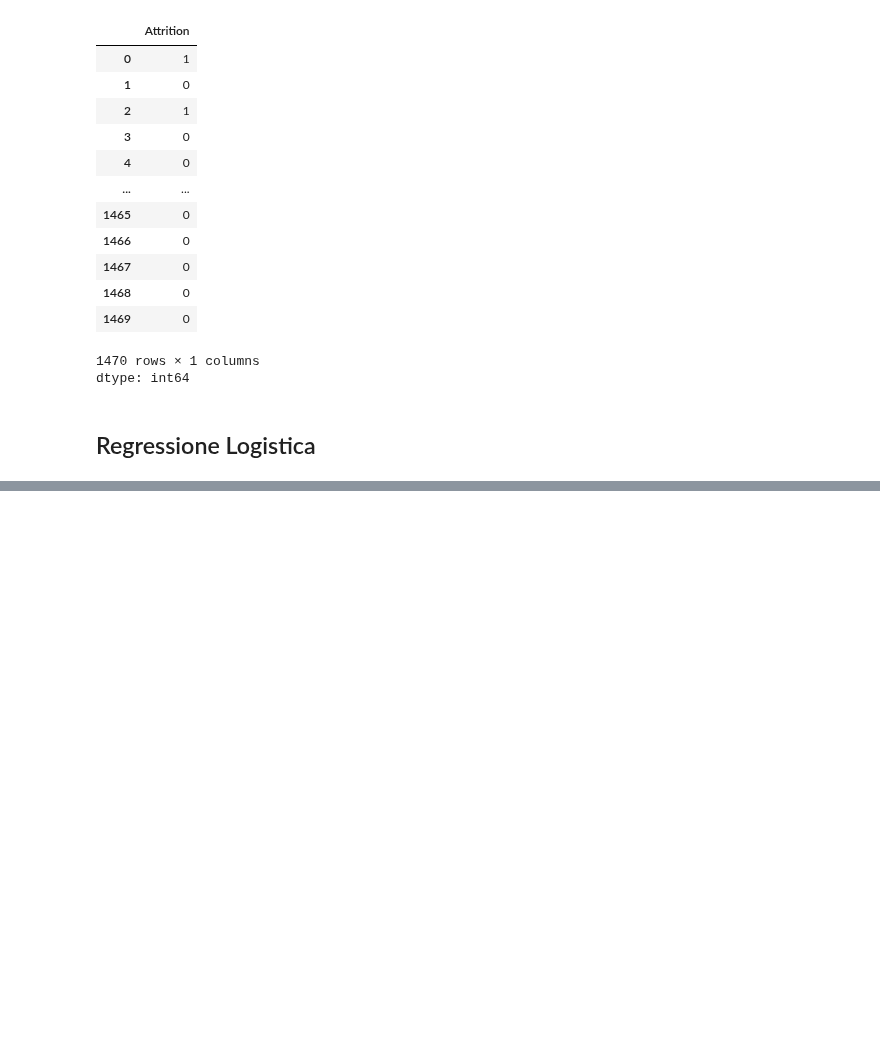
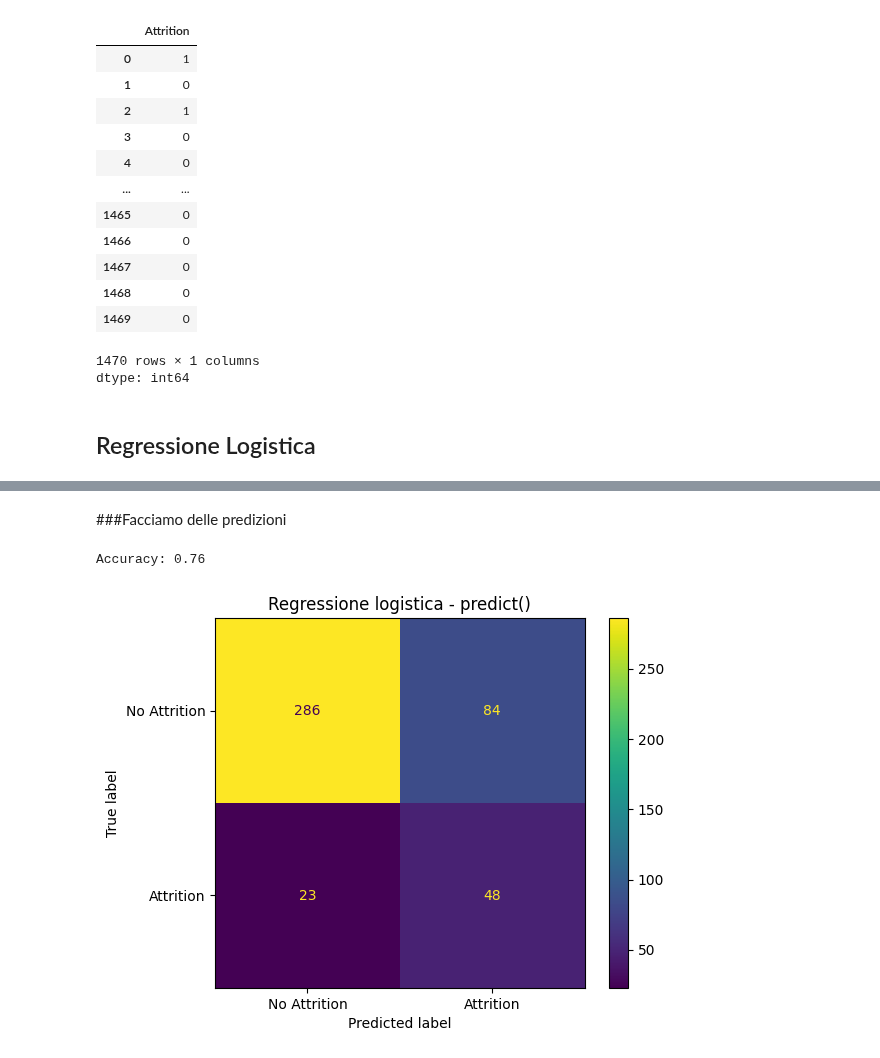
Before and after one commit to margheritamarinelli/Progetto-Data-Science-gruppo-9, a Jupyter notebook: notebook/Progetto_Data_Science_gruppo9.ipynb, the cells around one changed output, grey strips where cells are left out. Saved outputs shown, nothing was run; the diff lists cells and outputs as text; code cells hidden in the pictures; blank space fills up the shorter version.

Commit message:
Ho fatto la regressione logistica

```diff
--- a/notebook/Progetto_Data_Science_gruppo9.ipynb
+++ b/notebook/Progetto_Data_Science_gruppo9.ipynb
@@ -529,3 +526,18 @@ y
 dtype: int64
 # %% [markdown]
 ## Regressione Logistica
+# %%
+# Standardizzazione dei valori
+scaler = StandardScaler()
+
+X_train_scaled = scaler.fit_transform(X_train)
+X_test_scaled = scaler.transform(X_test)
+# %%
+# Addestriamo una regressione logistica
+log_model = LogisticRegression(
+    max_iter=1000,
+    class_weight='balanced',
+    random_state=42
+)
+
+log_model.fit(X_train_scaled, y_train)
@@ -531,0 +550,22 @@ dtype: int64
+# %% [markdown]
+###Facciamo delle predizioni
+# %%
+# predizione diretta (la soglia è 0.5)
+y_pred = log_model.predict(X_test_scaled)
+
+acc = accuracy_score(y_test, y_pred)
+cm = confusion_matrix(y_test, y_pred)
+
+print(f"Accuracy: {acc:.2f}")
+
+disp = ConfusionMatrixDisplay(
+    confusion_matrix=cm,
+    display_labels=["No Attrition", "Attrition"]
+)
+
+disp.plot()
+plt.title("Regressione logistica - predict()")
+plt.show()
+# %% [output]
+Accuracy: 0.76
+[figure, added]
```
Also changed, not shown: parts of 12 cells of this notebook.
